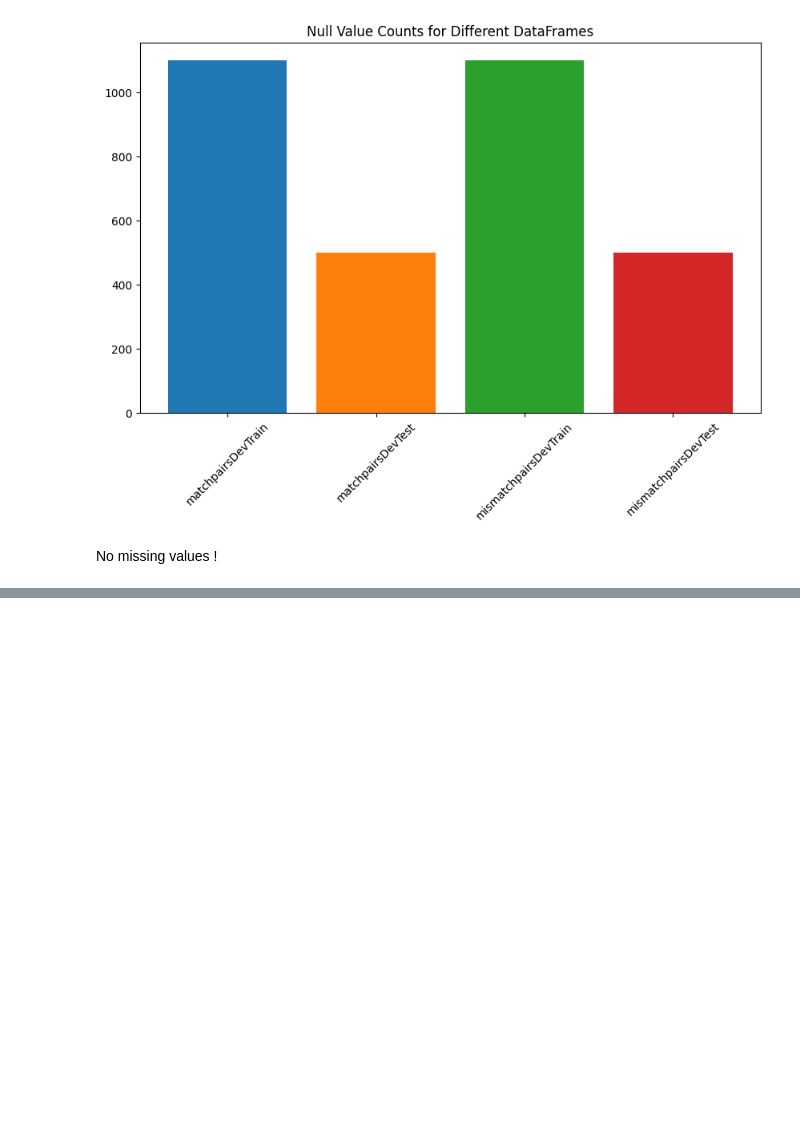
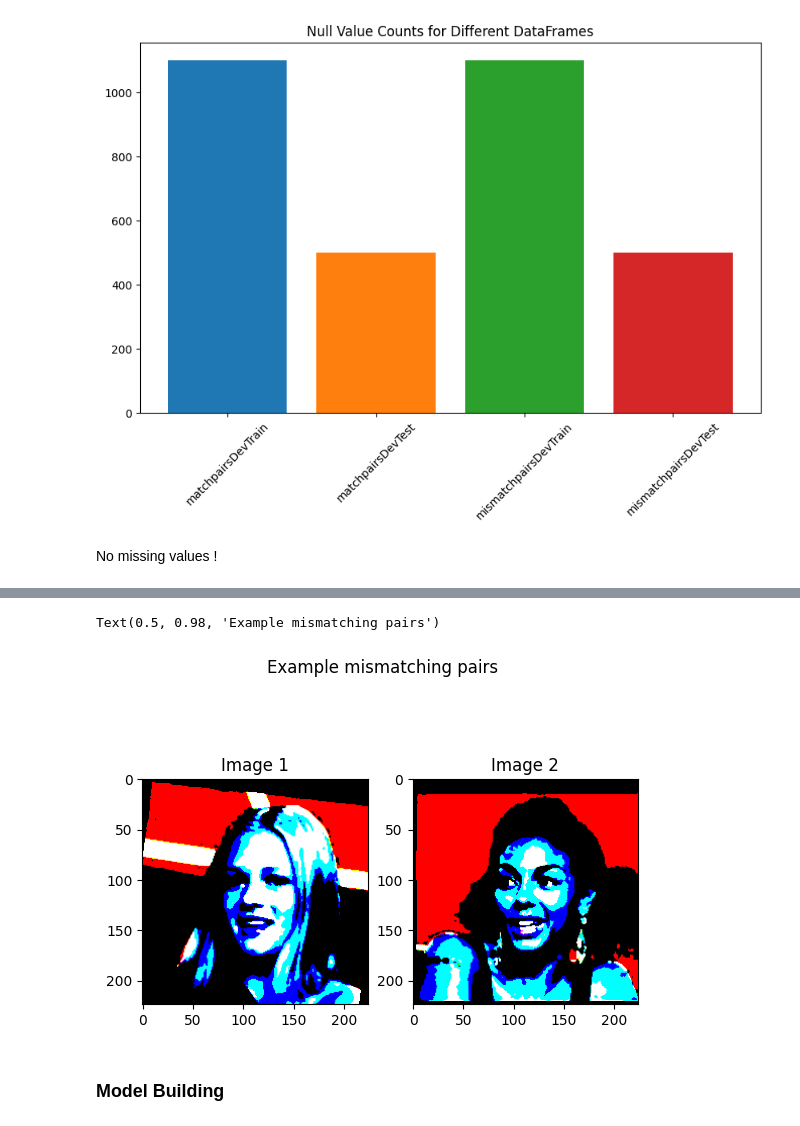
Before and after one commit to OussamaElhamdani/FaceSimNet, a Jupyter notebook: model.ipynb, the cells around one changed output, grey strips where cells are left out. Cells and saved outputs as stored; diff of their text form; code cells hidden in the pictures; blank space fills up the shorter version.

Commit message:
model-building

```diff
--- a/model.ipynb
+++ b/model.ipynb
@@ -183,0 +198,16 @@ test_labels = test_matched_labels + test_mismatched_labels
+# %%
+img1, img2 = train_mismatched_pairs[0]
+
+# Display matching pairs
+plt.subplot(1, 2, 1)
+plt.imshow(img1)
+plt.title('Image 1')
+plt.subplot(1, 2, 2)
+plt.imshow(img2)
+plt.title('Image 2')
+plt.suptitle('Example mismatching pairs')
+# %% [output]
+Text(0.5, 0.98, 'Example mismatching pairs')
+[figure, added]
+# %% [markdown]
+### Model Building
```
Also changed, not shown: parts of 2 cells of this notebook.
